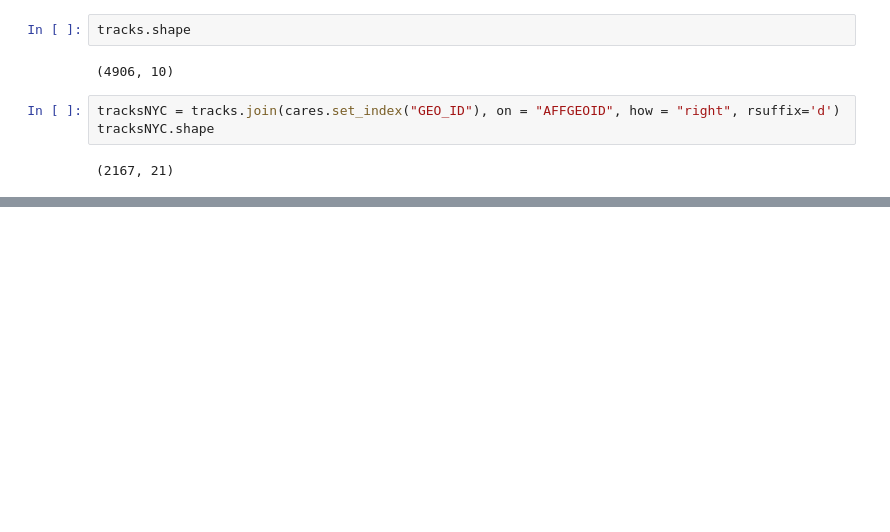
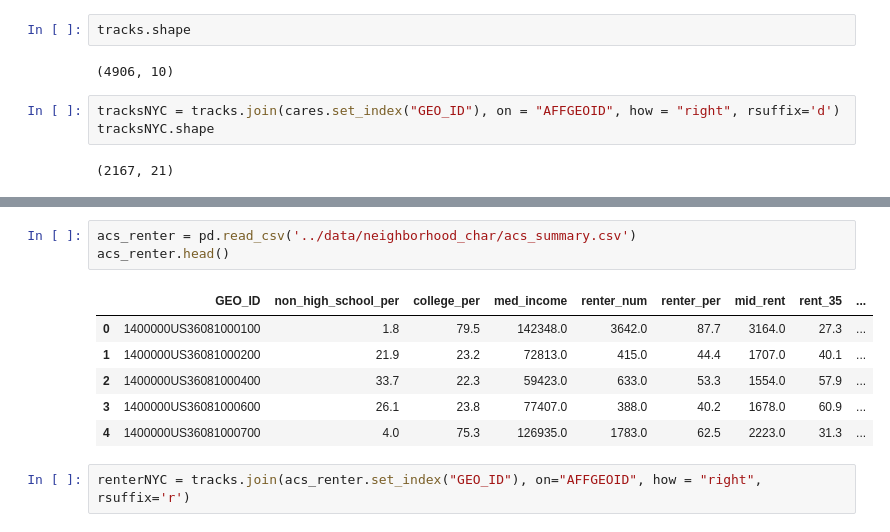
Before and after one commit to community-insight-impact/cvi_ucla_partnership, a Jupyter notebook: notebooks/Census_plots_NY.ipynb, the cells around one changed output, grey strips where cells are left out. Saved outputs shown, nothing was run; the diff lists cells and outputs as text; blank space fills up the shorter version.

```diff
--- a/notebooks/Census_plots_NY.ipynb
+++ b/notebooks/Census_plots_NY.ipynb
@@ -55,0 +57,12 @@ tracksNYC.plot(column='bin', ax=ax, legend=True, cax=cax, cmap='OrRd')
+# %%
+acs_renter = pd.read_csv('../data/neighborhood_char/acs_summary.csv')
+acs_renter.head()
+# %% [output]
+|  | GEO_ID | non_high_school_per | college_per | med_income | renter_num | renter_per | mid_rent | rent_35 | ... |
+| 0 | 1400000US36081000100 | 1.8 | 79.5 | 142348.0 | 3642.0 | 87.7 | 3164.0 | 27.3 | ... |
+| 1 | 1400000US36081000200 | 21.9 | 23.2 | 72813.0 | 415.0 | 44.4 | 1707.0 | 40.1 | ... |
+| 2 | 1400000US36081000400 | 33.7 | 22.3 | 59423.0 | 633.0 | 53.3 | 1554.0 | 57.9 | ... |
+| 3 | 1400000US36081000600 | 26.1 | 23.8 | 77407.0 | 388.0 | 40.2 | 1678.0 | 60.9 | ... |
+| 4 | 1400000US36081000700 | 4.0 | 75.3 | 126935.0 | 1783.0 | 62.5 | 2223.0 | 31.3 | ... |
+# %%
+renterNYC = tracks.join(acs_renter.set_index("GEO_ID"), on="AFFGEOID", how = "right", rsuffix='r')
```
Also changed, not shown: parts of 3 cells of this notebook, 1 other file.
